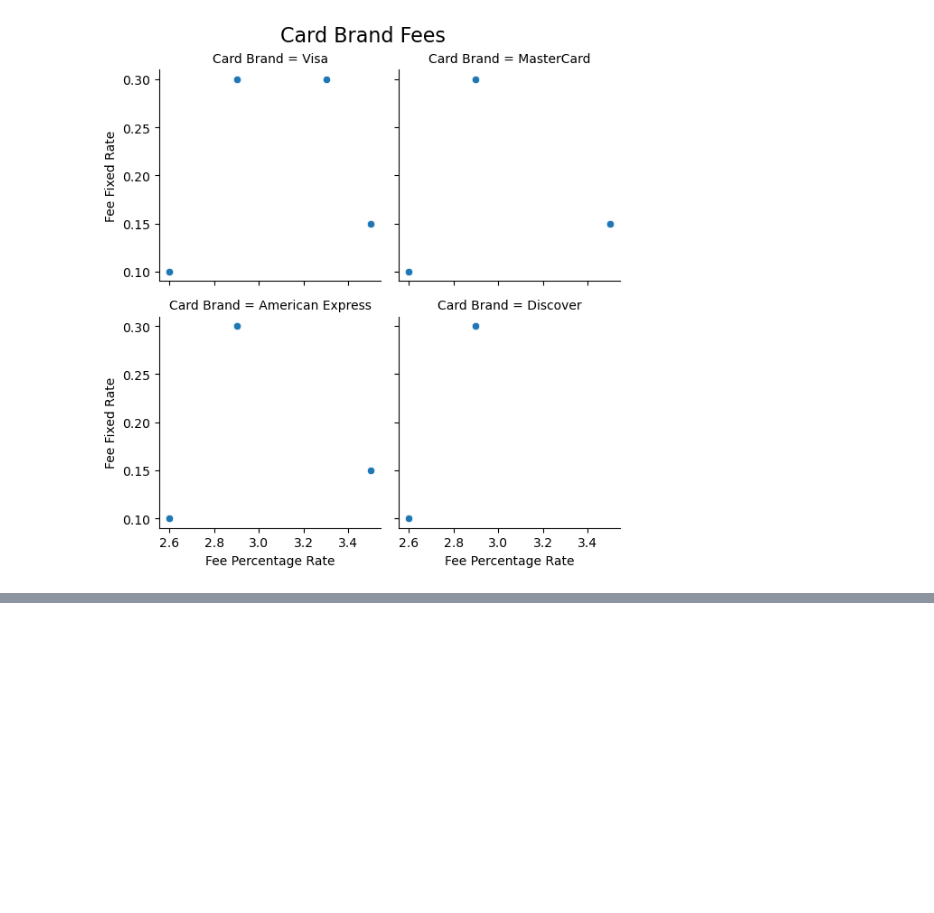
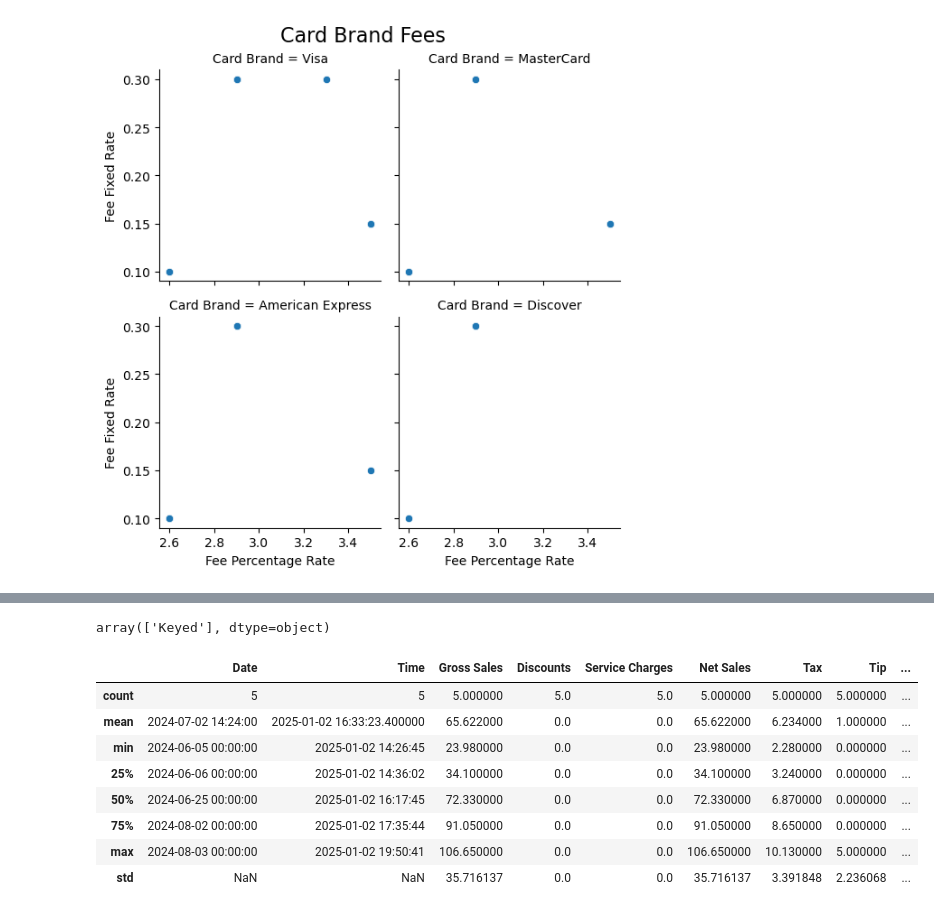
Before and after one commit to ajamkotc/belly_rubb_analysis, a Jupyter notebook: notebooks/1.0-aj-initial-data-exploration.ipynb, the cells around one changed output, grey strips where cells are left out. Drawn from its saved outputs; the diff is of its cells as text; code cells hidden in the pictures; blank space fills up the shorter version.

```diff
--- a/notebooks/1.0-aj-initial-data-exploration.ipynb
+++ b/notebooks/1.0-aj-initial-data-exploration.ipynb
@@ -815,0 +885,5 @@ plt.show()
+# %%
+# Select transactions made through the pos system with a fee percentage of 3.5
+
+pos_higher = complete_trans[(complete_trans['Source'] == 'Point of Sale') & (complete_trans['Fee Percentage Rate'] == 3.5)].head()
+pos_higher.head()
@@ -815,0 +931,16 @@ plt.show()
+# %%
+pos_highest['Card Entry Methods'].unique()
+# %% [output]
+array(['Keyed'], dtype=object)
+# %%
+pos_higher.describe()
+# %% [output]
+|  | Date | Time | Gross Sales | Discounts | Service Charges | Net Sales | Tax | Tip | ... |
+| count | 5 | 5 | 5.000000 | 5.0 | 5.0 | 5.000000 | 5.000000 | 5.000000 | ... |
+| mean | 2024-07-02 14:24:00 | 2025-01-02 16:33:23.400000 | 65.622000 | 0.0 | 0.0 | 65.622000 | 6.234000 | 1.000000 | ... |
+| min | 2024-06-05 00:00:00 | 2025-01-02 14:26:45 | 23.980000 | 0.0 | 0.0 | 23.980000 | 2.280000 | 0.000000 | ... |
+| 25% | 2024-06-06 00:00:00 | 2025-01-02 14:36:02 | 34.100000 | 0.0 | 0.0 | 34.100000 | 3.240000 | 0.000000 | ... |
+| 50% | 2024-06-25 00:00:00 | 2025-01-02 16:17:45 | 72.330000 | 0.0 | 0.0 | 72.330000 | 6.870000 | 0.000000 | ... |
+| 75% | 2024-08-02 00:00:00 | 2025-01-02 17:35:44 | 91.050000 | 0.0 | 0.0 | 91.050000 | 8.650000 | 0.000000 | ... |
+| max | 2024-08-03 00:00:00 | 2025-01-02 19:50:41 | 106.650000 | 0.0 | 0.0 | 106.650000 | 10.130000 | 5.000000 | ... |
+| std | NaN | NaN | 35.716137 | 0.0 | 0.0 | 35.716137 | 3.391848 | 2.236068 | ... |
```
Also changed, not shown: parts of 33 cells of this notebook, 4 other files.
